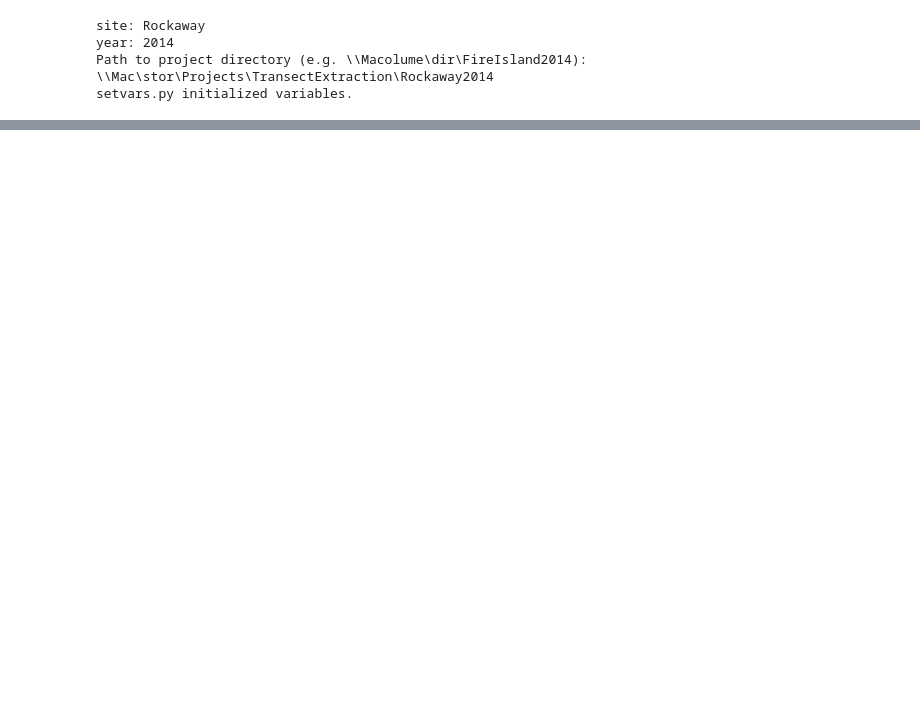
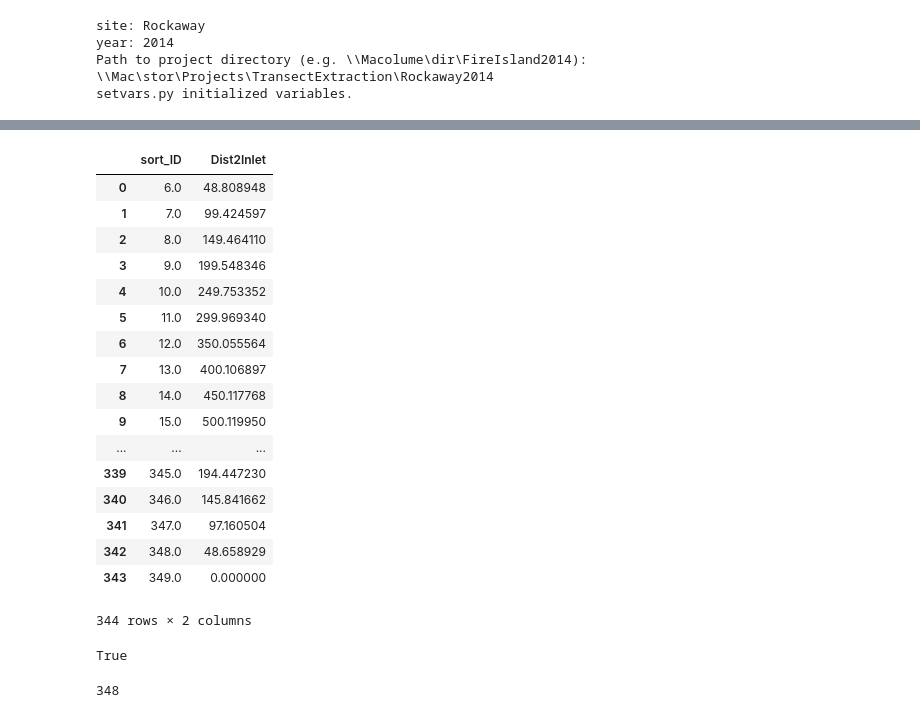
Before and after one commit to esturdivant-usgs/BI-geomorph-extraction, a Jupyter notebook: notebooks/experiments.ipynb, the cells around one changed output, grey strips where cells are left out. Drawn from its saved outputs; the diff is of its cells as text; code cells hidden in the pictures; blank space fills up the shorter version.

```diff
--- a/notebooks/experiments.ipynb
+++ b/notebooks/experiments.ipynb
@@ -319,0 +213,17 @@ AttributeError: 'list' object has no attribute 'unique'
+# %%
+shoreline = os.path.join(home, 'ShoreBetweenInlets')
+in_trans = extendedTrans = os.path.join(home, 'extTrans')
+inletLines = os.path.join(home, 'BP_inletLines_2014')
+tID_fld = 'sort_ID'
+
+# Calc Dist2Inlet in new dataframe
+# dist_df = fwa.measure_Dist2Inlet(shoreline, extendedTrans, inletLines, tID_fld)
+
+utmSR = arcpy.Describe(in_trans).spatialReference
+df = pd.DataFrame(columns=[tID_fld, 'Dist2Inlet']) # initialize dataframe
+inlets = [row[0] for row in arcpy.da.SearchCursor(inletLines, ("SHAPE@"))]
+
+cursor = arcpy.da.SearchCursor(shoreline, ("SHAPE@"))
+row = cursor.next()
+line = row[0]
+line
@@ -319,0 +232,57 @@ AttributeError: 'list' object has no attribute 'unique'
+# %%
+for [transect, tID] in arcpy.da.SearchCursor(in_trans, ("SHAPE@",  tID_fld)):
+    if not line.disjoint(transect):
+        # 1. cut shoreline at the transect
+        [rseg, lseg] = line.cut(transect)
+        # 2. if the shoreline segment touches any inlet, get the segment length.
+        # in case of multipart features, use only the first part
+        lenR = arcpy.Polyline(rseg.getPart(0), utmSR).length if not all(rseg.disjoint(i) for i in inlets) else np.nan
+        lenL = arcpy.Polyline(lseg.getPart(0), utmSR).length if not all(lseg.disjoint(i) for i in inlets) else np.nan
+        # do shoreline and transect meet exactly on an inlet?
+        # if there's only one segment and the below is true...
+        # if any(s.disjoint(transect) for s in [rseg, lseg]): # < not sure if this condition serves any purpose
+        xpt = line.intersect(transect, 1) # where shoreline and transect intersect
+        lenR = 0 if not np.isnan(lenR) and not all(xpt.disjoint(i) for i in inlets) else lenR
+        lenL = 0 if not np.isnan(lenL) and not all(xpt.disjoint(i) for i in inlets) else lenL
+        mindist = np.nanmin([lenR, lenL])
+        df = df.append({tID_fld:tID, 'Dist2Inlet':mindist}, ignore_index=True)
+        try:
+            dist_prev = pd.to_numeric(df.loc[df[tID_fld]==tID-1, 'Dist2Inlet'])
+            if any(abs(dist_prev - mindist) > 300):
+                print("CAUTION: Large change in Dist2Inlet values between transects {} ({} m) and {} ({} m).".format(tID-1, dist_prev, tID, mindist))
+        except:
+            print("Error-catching is not working in Dist2Inlet.")
+            pass
+df
+
+# Looks good!
+# %% [output]
+|  | sort_ID | Dist2Inlet |
+| 0 | 6.0 | 48.808948 |
+| 1 | 7.0 | 99.424597 |
+| 2 | 8.0 | 149.464110 |
+| 3 | 9.0 | 199.548346 |
+| 4 | 10.0 | 249.753352 |
+| 5 | 11.0 | 299.969340 |
+| 6 | 12.0 | 350.055564 |
+| 7 | 13.0 | 400.106897 |
+| 8 | 14.0 | 450.117768 |
+| 9 | 15.0 | 500.119950 |
+| ... | ... | ... |
+| 339 | 345.0 | 194.447230 |
+| 340 | 346.0 | 145.841662 |
+| 341 | 347.0 | 97.160504 |
+| 342 | 348.0 | 48.658929 |
+| 343 | 349.0 | 0.000000 |
+344 rows × 2 columns
+# %%
+np.isnan(lenR)
+# %% [output]
+True
+# %%
+for [transect, tID] in arcpy.da.SearchCursor(in_trans, ("SHAPE@",  tID_fld)):
+    if tID == 348:
+        break
+print(tID)
+# %% [output]
+348
```
Also changed, not shown: parts of 28 cells of this notebook, 4 other files.
